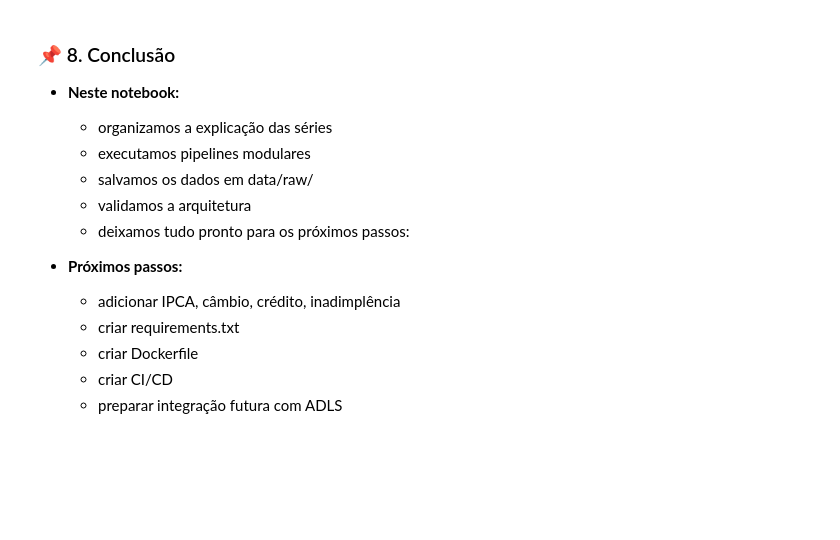
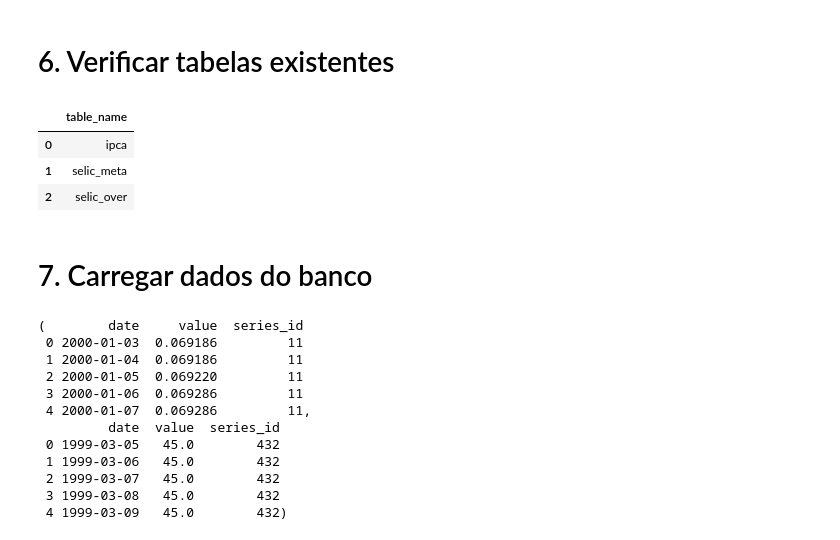
Before and after one commit to IncomeView/inflation_bcb, a Jupyter notebook: notebooks/01_selic.ipynb, the cells around one changed output. Cells and saved outputs as stored; diff of their text form; code cells hidden in the pictures; blank space fills up the shorter version.

Commit message:
DB postgreSQL e ipca

```diff
--- a/notebooks/01_selic.ipynb
+++ b/notebooks/01_selic.ipynb
@@ -137,16 +87,34 @@ selic_over.head(), selic_meta.head()
-# %% [markdown]
-### 📌 8. Conclusão
-
-- **Neste notebook:**
-    - organizamos a explicação das séries
-    - executamos pipelines modulares
-    - salvamos os dados em data/raw/
-    - validamos a arquitetura
-    - deixamos tudo pronto para os próximos passos:
-
-- **Próximos passos:**
-    - adicionar IPCA, câmbio, crédito, inadimplência
-    - criar requirements.txt
-    - criar Dockerfile
-    - criar CI/CD
-    - preparar integração futura com ADLS
+# %% [markdown]
+# 6. Verificar tabelas existentes
+# %%
+pd.read_sql("""
+SELECT table_name
+FROM information_schema.tables
+WHERE table_schema = 'bcb'
+ORDER BY table_name;
+""", engine)
+# %% [output]
+|  | table_name |
+| 0 | ipca |
+| 1 | selic_meta |
+| 2 | selic_over |
+# %% [markdown]
+# 7. Carregar dados do banco
+# %%
+selic_over = pd.read_sql("SELECT * FROM bcb.selic_over ORDER BY date;", engine)
+selic_meta = pd.read_sql("SELECT * FROM bcb.selic_meta ORDER BY date;", engine)
+
+selic_over.head(), selic_meta.head()
+# %% [output]
+(        date     value  series_id
+ 0 2000-01-03  0.069186         11
+ 1 2000-01-04  0.069186         11
+ 2 2000-01-05  0.069220         11
+ 3 2000-01-06  0.069286         11
+ 4 2000-01-07  0.069286         11,
+         date  value  series_id
+ 0 1999-03-05   45.0        432
+ 1 1999-03-06   45.0        432
+ 2 1999-03-07   45.0        432
+ 3 1999-03-08   45.0        432
+ 4 1999-03-09   45.0        432)
```
Also changed, not shown: parts of 28 cells of this notebook, 10 other files.
